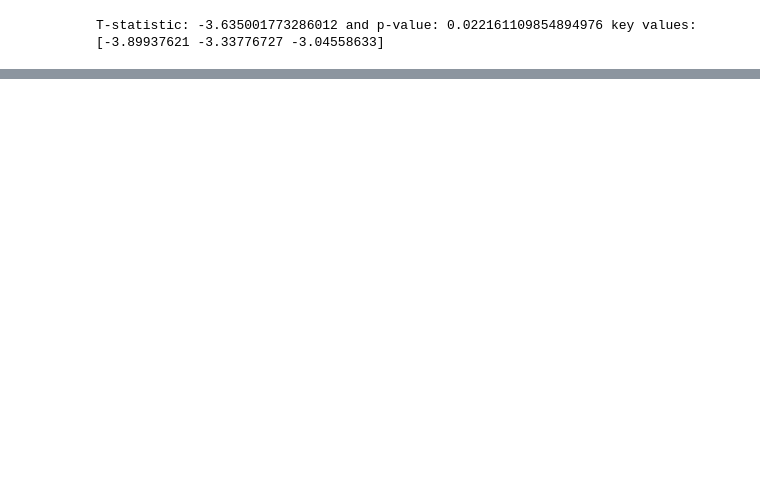
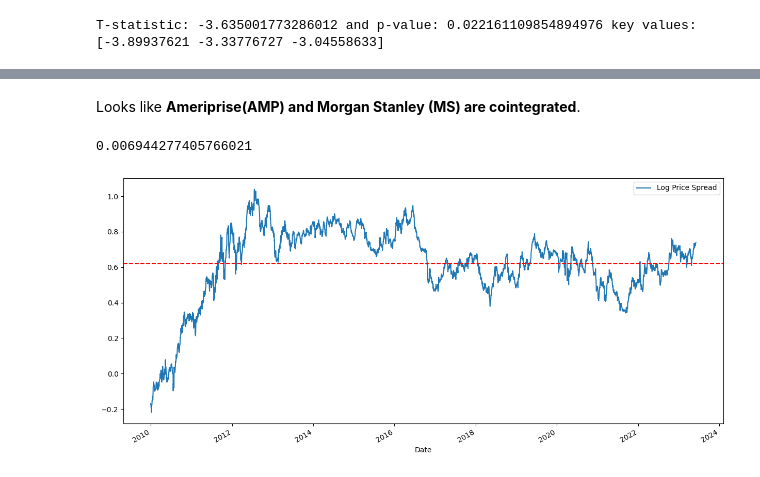
Before and after one commit to eduardo-contreras-dominguez/Memoire-Model, a Jupyter notebook: Modele Definitif/Memoire Plotting.ipynb, the cells around one changed output, grey strips where cells are left out. Saved outputs shown, nothing was run; the diff lists cells and outputs as text; code cells hidden in the pictures; blank space fills up the shorter version.

```diff
--- a/Modele Definitif/Memoire Plotting.ipynb
+++ b/Modele Definitif/Memoire Plotting.ipynb
@@ -106,0 +238,7 @@ T-statistic: -3.635001773286012 and p-value: 0.022161109854894976 key values: [-
+# %%
+mask = np.logical_or(df["GICS Sub-Industry"] == 'Investment Banking & Brokerage', np.logical_or(df["GICS Sub-Industry"] =='Asset Management & Custody Banks', df["GICS Sub-Industry"] =='Diversified Banks'))
+df.reset_index()
+df = df[mask]
+# %%
+df.reset_index(drop = True, inplace = True)
+df
@@ -106,0 +265,5 @@ T-statistic: -3.635001773286012 and p-value: 0.022161109854894976 key values: [-
+# %%
+tickers = df["Symbol"].tolist()
+# %%
+df_log = yf.download(tickers, start= "2010-01-01")["Close"].apply(lambda x: np.log(x))
+df_actual =yf.download(tickers, start= "2010-06-01")["Close"]
@@ -106,0 +309,16 @@ T-statistic: -3.635001773286012 and p-value: 0.022161109854894976 key values: [-
+# %% [markdown]
+Looks like __Ameriprise(AMP) and Morgan Stanley (MS) are cointegrated__.
+# %%
+S1 = df_log['AMP']
+S2 = df_log['MS']
+df = pd.concat([S1, S2], axis = 1).dropna(how = "any")
+score, pvalue, _ = coint(df[df.columns.tolist()[0]], df[df.columns.tolist()[1]])
+print(pvalue)
+ratios = S1 - 1.13*S2
+ratios.plot(figsize=(15,7))
+plt.axhline(ratios.mean(), color = "red", linestyle = "--")
+plt.legend(['Log Price Spread'])
+plt.show()
+# %% [output]
+0.006944277405766021
+[figure, added]
```
Also changed, not shown: parts of 39 cells of this notebook, 1 other file.
